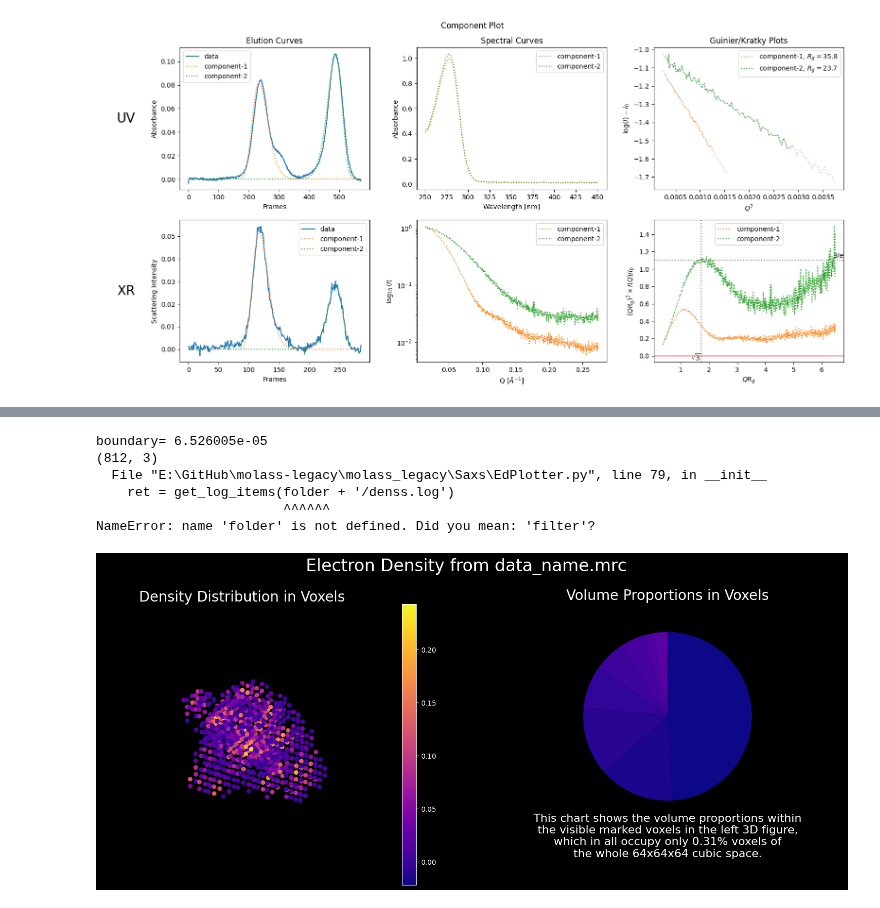
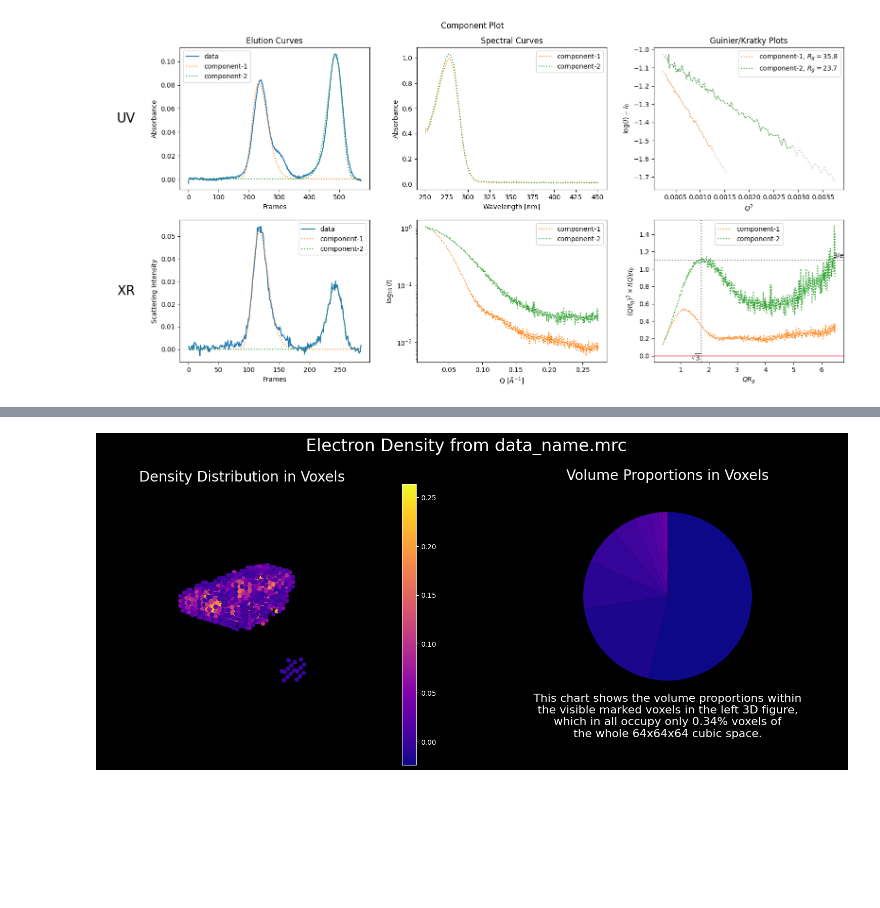
Before and after one commit to nshimizu0721/molass-tutorial, a Jupyter notebook: chapters/06/lrf.ipynb, the cells around one changed output, grey strips where cells are left out. Cells and saved outputs as stored; diff of their text form; code cells hidden in the pictures; blank space fills up the shorter version.

```diff
--- a/chapters/06/lrf.ipynb
+++ b/chapters/06/lrf.ipynb
@@ -48,14 +48,5 @@ switched to shrinkwrap by density threshold = 0.2000
 # %%
-from importlib import reload
-import molass.SAXS.MrcViewer
-reload(molass.SAXS.MrcViewer)
 from molass.SAXS.MrcViewer import show_mrc
 show_mrc('data_name.mrc')
 # %% [output]
-boundary= 6.526005e-05
-(812, 3)
-  File "E:\GitHub\molass-legacy\molass_legacy\Saxs\EdPlotter.py", line 79, in __init__
-    ret = get_log_items(folder + '/denss.log')
-                        ^^^^^^
-NameError: name 'folder' is not defined. Did you mean: 'filter'?
-[figure, old version]
+[figure, new version]
```
Also changed, not shown: parts of 2 cells of this notebook, 1 other file.
